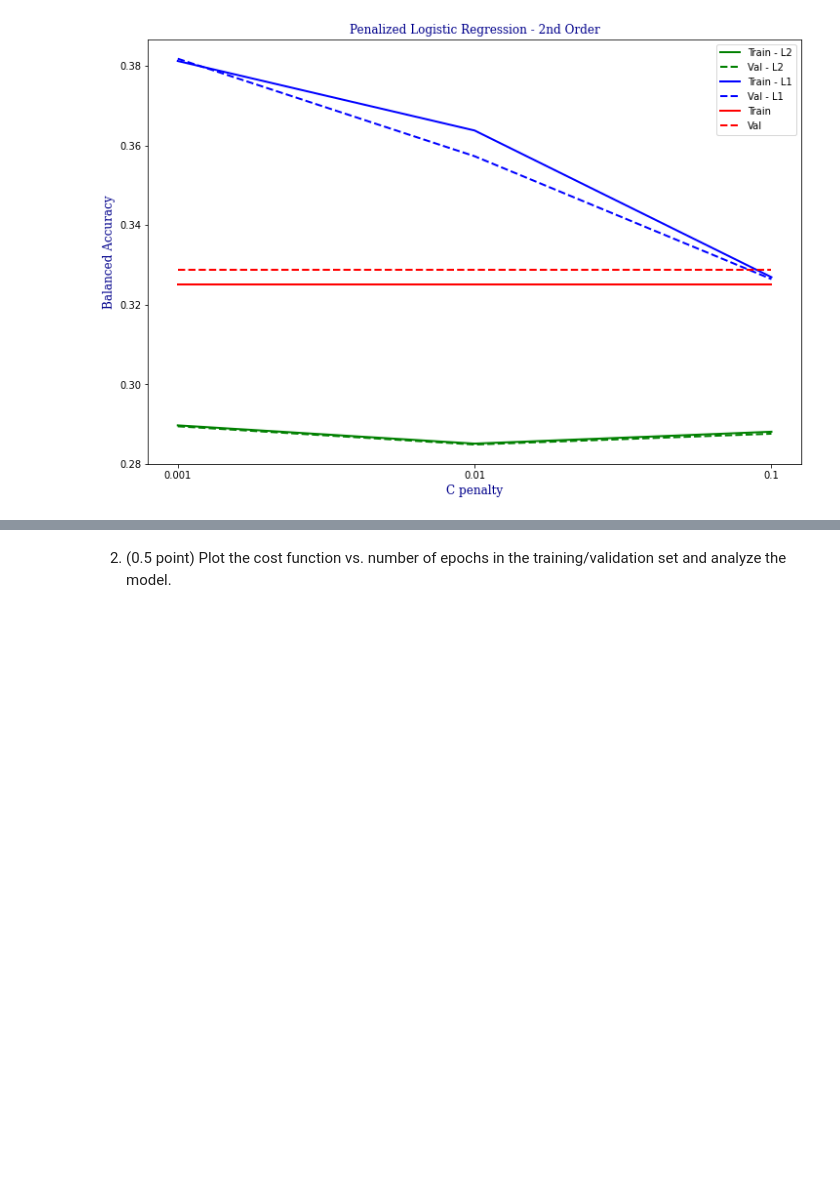
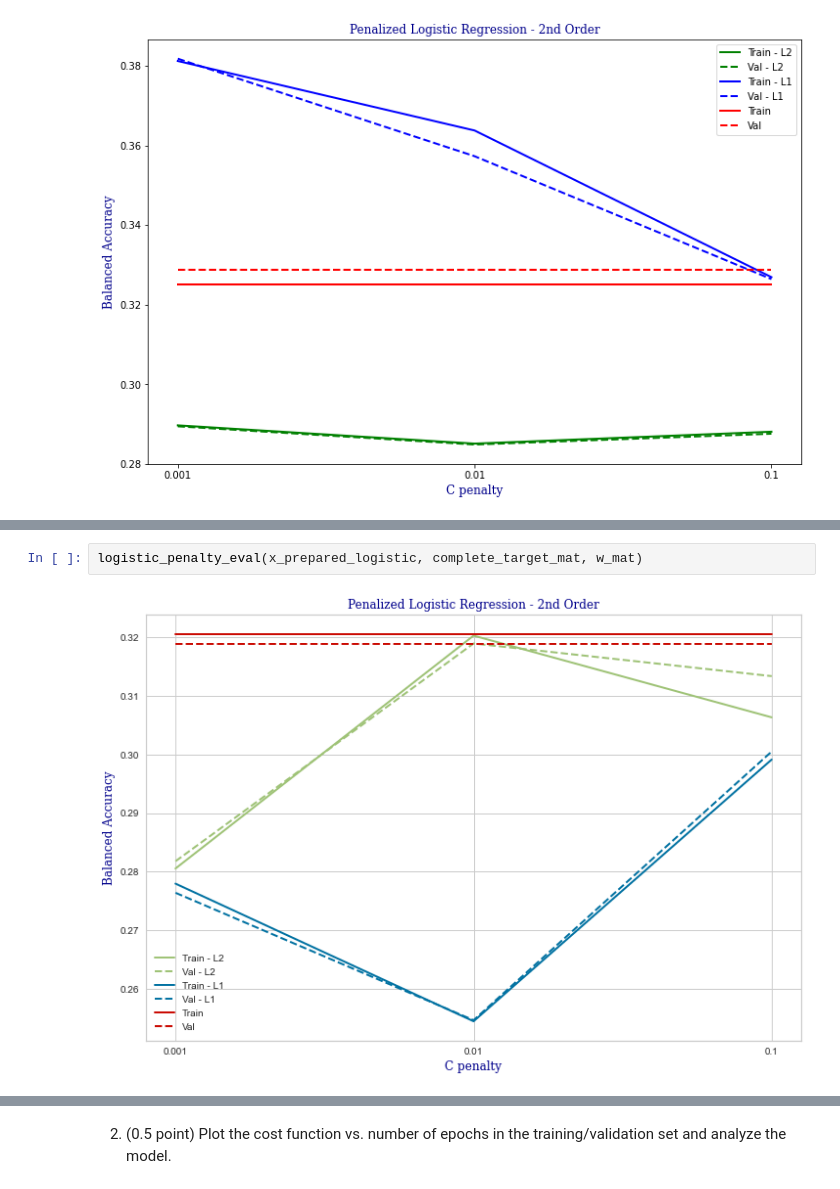
Before and after one commit to mazzacolussi/MC886, a Jupyter notebook: Project2/Linear_logistic_regression.ipynb, the cells around one changed output, grey strips where cells are left out. Cells and saved outputs as stored; diff of their text form; blank space fills up the shorter version.

```diff
--- a/Project2/Linear_logistic_regression.ipynb
+++ b/Project2/Linear_logistic_regression.ipynb
@@ -1241,0 +1269,4 @@ ValueError: Shape mismatch: if categories is an array, it has to be of shape (n_
+# %%
+logistic_penalty_eval(x_prepared_logistic, complete_target_mat, w_mat)
+# %% [output]
+[figure, added]
```
Also changed, not shown: parts of 21 cells of this notebook.
